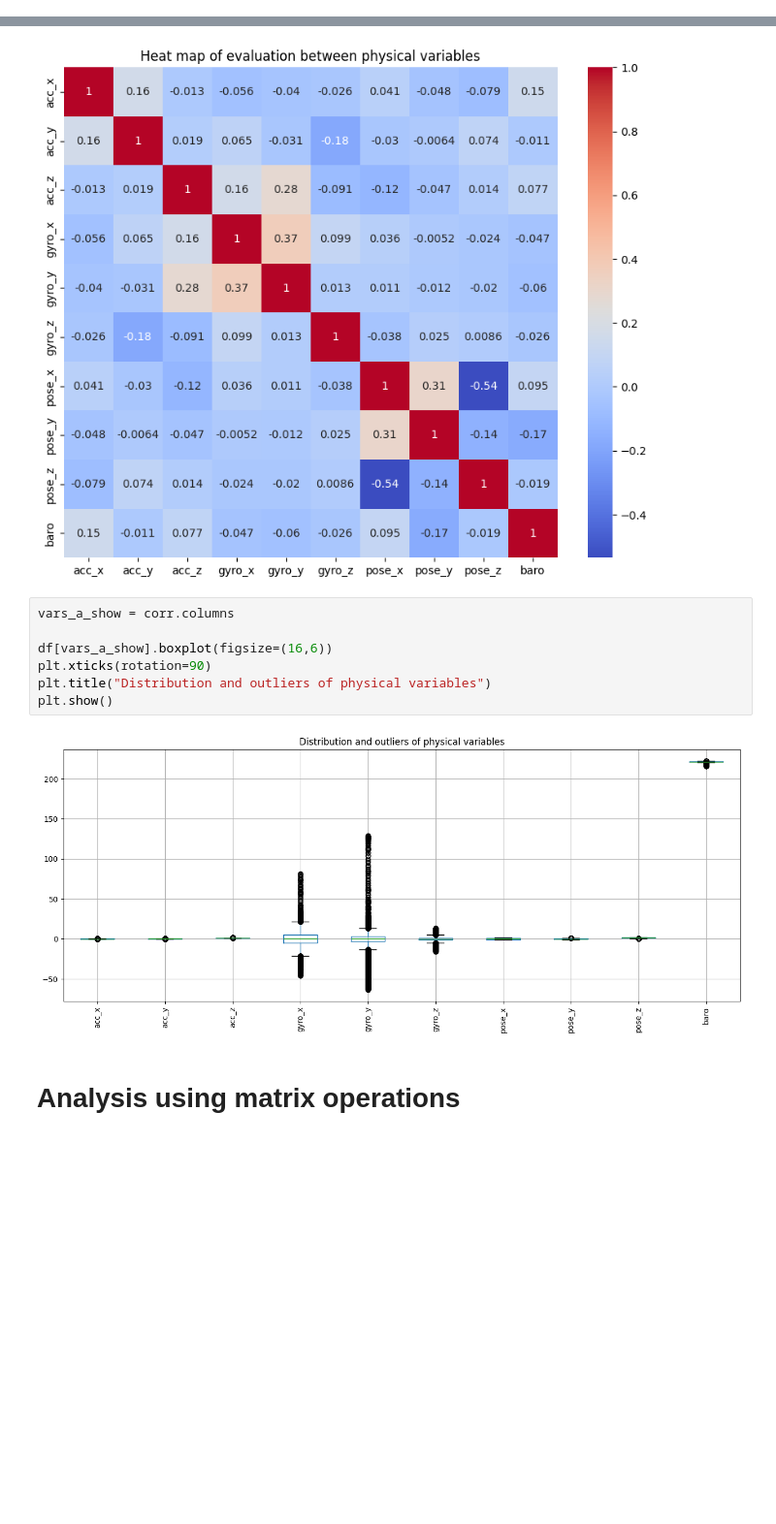
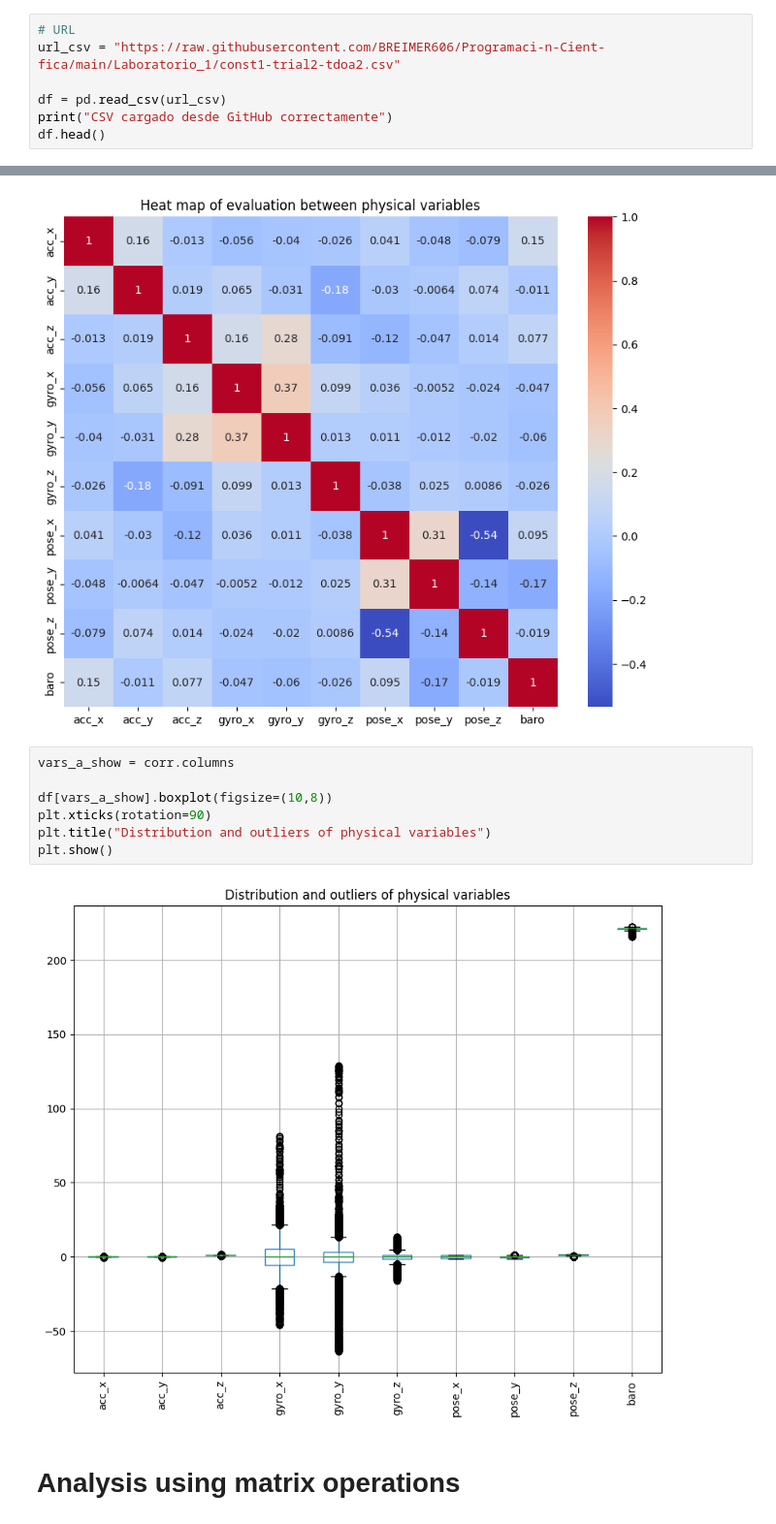
Before and after one commit to BREIMER606/Programaci-n-Cient-fica, a Jupyter notebook: Laboratorio_1/Lab1_Pct.ipynb, the cells around one changed output, grey strips where cells are left out. Shown at 97% size. Cells and saved outputs as stored; diff of their text form; blank space fills up the shorter version.

```diff
--- a/Laboratorio_1/Lab1_Pct.ipynb
+++ b/Laboratorio_1/Lab1_Pct.ipynb
@@ -73,0 +31,7 @@ CSV cargado desde GitHub correctamente
+# %%
+# URL
+url_csv = "https://raw.githubusercontent.com/BREIMER606/Programaci-n-Cient-fica/main/Laboratorio_1/const1-trial2-tdoa2.csv"
+
+df = pd.read_csv(url_csv)
+print("CSV cargado desde GitHub correctamente")
+df.head()
@@ -85,12 +58,12 @@ plt.show()
 # %%
 vars_a_show = corr.columns
 
-df[vars_a_show].boxplot(figsize=(16,6))
+df[vars_a_show].boxplot(figsize=(10,8))
 plt.xticks(rotation=90)
 plt.title("Distribution and outliers of physical variables")
 plt.show()
 # %% [output]
-[figure, old version]
+[figure, new version]
 # %% [markdown]
 # Analysis using matrix operations
 # %% [markdown]
```
Also changed, not shown: parts of 13 cells of this notebook.
